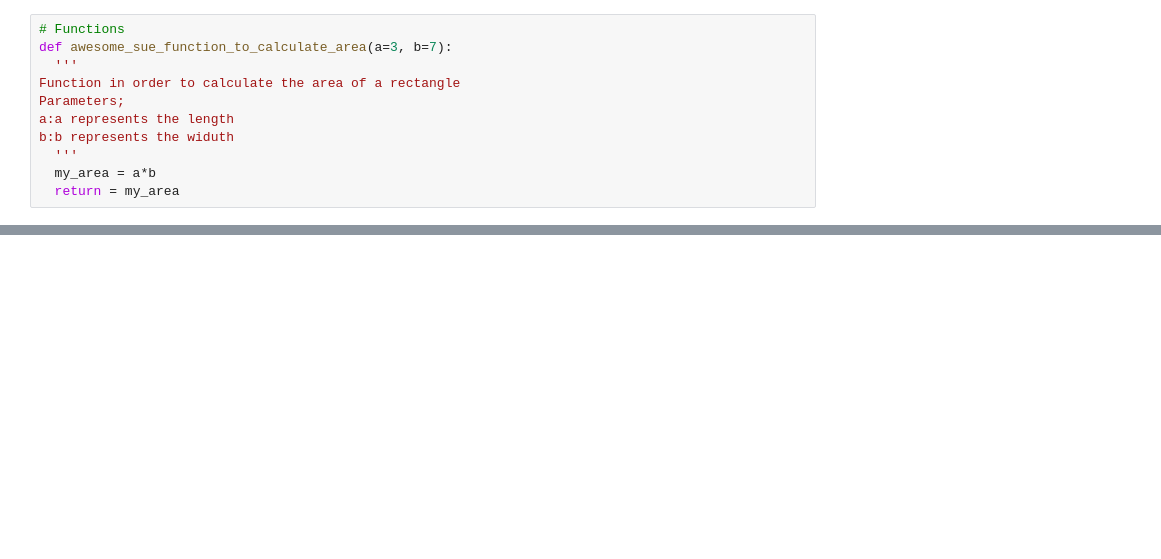
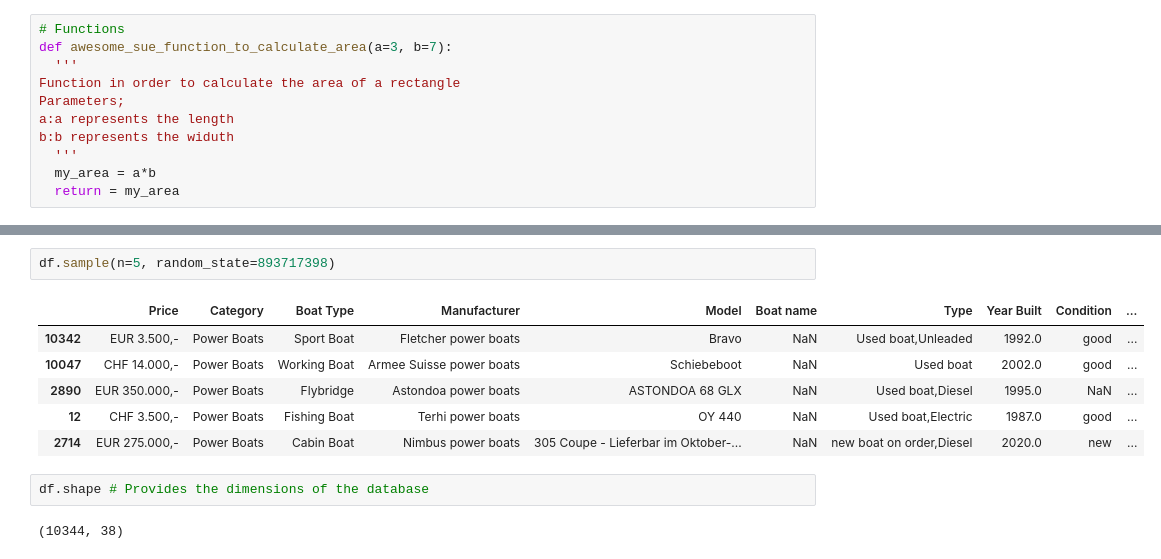
Before and after one commit to SueHolder/OVFAcademy, a Jupyter notebook: Untitled0.ipynb, the cells around one changed output, grey strips where cells are left out. Cells and saved outputs as stored; diff of their text form; blank space fills up the shorter version.

```diff
--- a/Untitled0.ipynb
+++ b/Untitled0.ipynb
@@ -152,0 +250,13 @@ Last_list = [element for ele]
+# %%
+df.sample(n=5, random_state=893717398)
+# %% [output]
+|  | Price | Category | Boat Type | Manufacturer | Model | Boat name | Type | Year Built | Condition | ... |
+| 10342 | EUR 3.500,- | Power Boats | Sport Boat | Fletcher power boats | Bravo | NaN | Used boat,Unleaded | 1992.0 | good | ... |
+| 10047 | CHF 14.000,- | Power Boats | Working Boat | Armee Suisse power boats | Schiebeboot | NaN | Used boat | 2002.0 | good | ... |
+| 2890 | EUR 350.000,- | Power Boats | Flybridge | Astondoa power boats | ASTONDOA 68 GLX | NaN | Used boat,Diesel | 1995.0 | NaN | ... |
+| 12 | CHF 3.500,- | Power Boats | Fishing Boat | Terhi power boats | OY 440 | NaN | Used boat,Electric | 1987.0 | good | ... |
+| 2714 | EUR 275.000,- | Power Boats | Cabin Boat | Nimbus power boats | 305 Coupe - Lieferbar im Oktober-... | NaN | new boat on order,Diesel | 2020.0 | new | ... |
+# %%
+df.shape # Provides the dimensions of the database
+# %% [output]
+(10344, 38)
```
Also changed, not shown: parts of 21 cells of this notebook.
